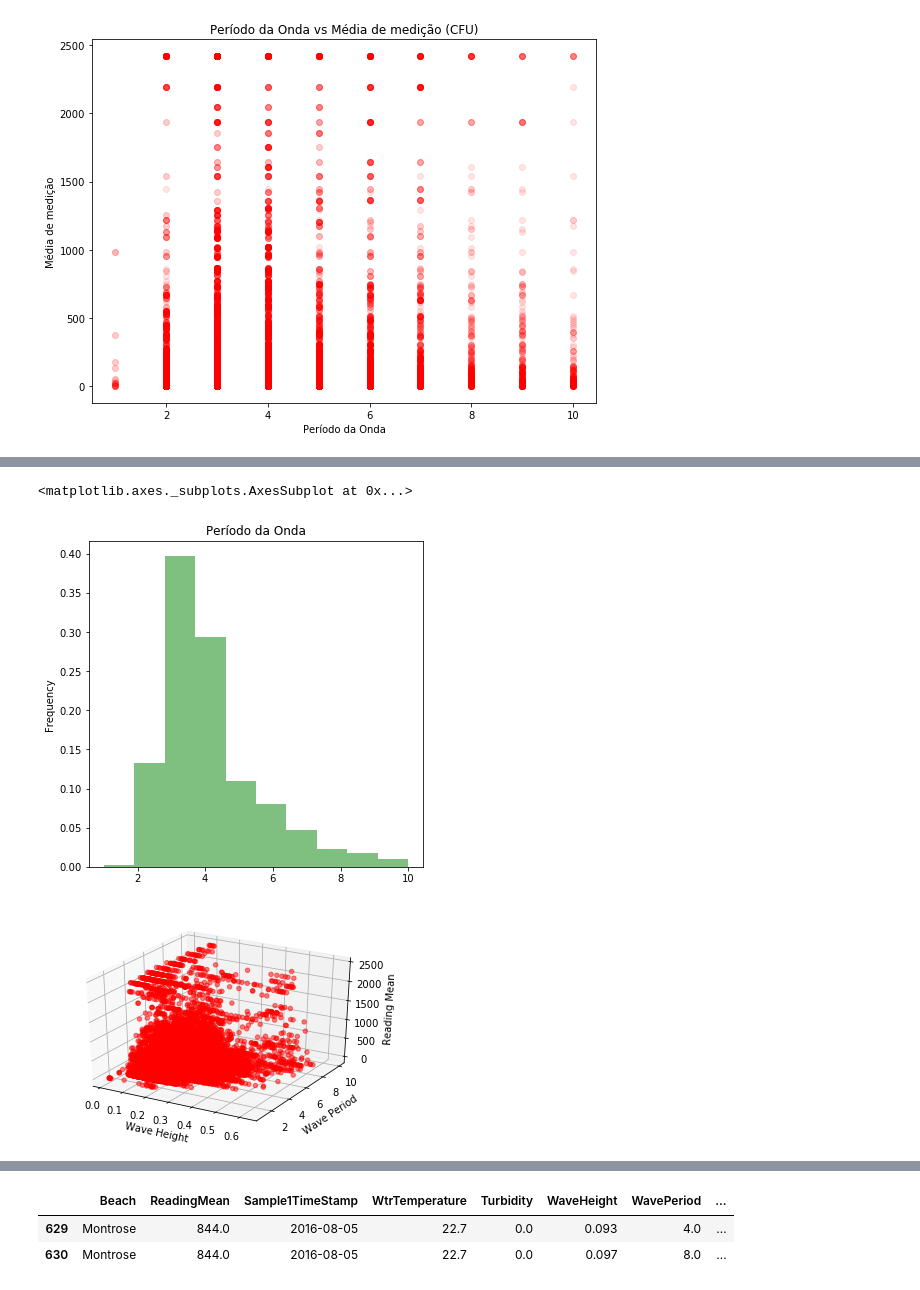
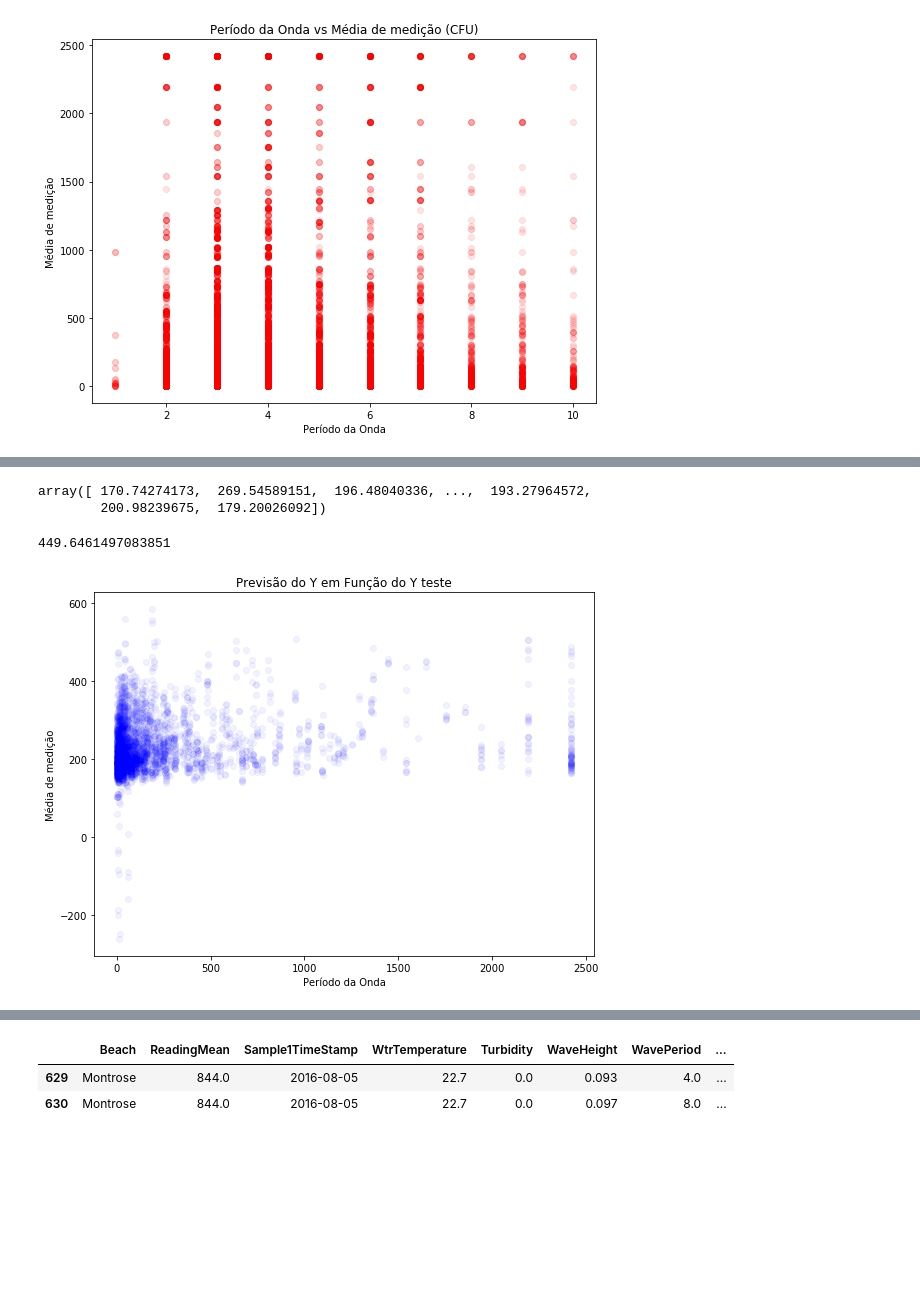
Before and after one commit to stephaniewm/Projeto_3, a Jupyter notebook: Projeto+3.ipynb, the cells around one changed output, grey strips where cells are left out. Saved outputs shown, nothing was run; the diff lists cells and outputs as text; code cells hidden in the pictures; blank space fills up the shorter version.

Commit message:
predicts

```diff
--- a/Projeto+3.ipynb
+++ b/Projeto+3.ipynb
@@ -314,35 +298,45 @@ new_df.WaveHeight.plot.hist(bins=30,title='Altura da Onda',figsize=(6, 6), norme
-# %%
-#plotagem gráficos
-
-new_df.WavePeriod.plot.hist(title='Período da Onda',figsize=(6, 6), normed=1, alpha=0.5, color='g')
-# %% [output]
-<matplotlib.axes._subplots.AxesSubplot at 0x...>
-[figure, removed]
-# %%
-from mpl_toolkits.mplot3d import Axes3D
-import matplotlib.pyplot as plt
-import statsmodels.formula.api as smf
-model = smf.ols(formula='ReadingMean ~ WaveHeight + WavePeriod', data=new_df)
-results_formula = model.fit()
-results_formula.params
-
-
-
-
-x_surf, y_surf = np.meshgrid(np.linspace(new_df.WaveHeight.min(), new_df.WaveHeight.max(), 100),np.linspace(new_df.WavePeriod.min(), new_df.WavePeriod.max(), 100))
-onlyX = pd.DataFrame({'WaveHeight': x_surf.ravel(), 'WavePeriod': y_surf.ravel()})
-fittedY=results_formula.predict(exog=onlyX)
-
-
-fig = plt.figure()
-
-ax = fig.add_subplot(111, projection='3d')
-ax.scatter(new_df['WaveHeight'],new_df['WavePeriod'],new_df['ReadingMean'],c='red', marker='o', alpha=0.5)
-ax.plot_surface(x_surf,y_surf,fittedY.values.reshape(x_surf.shape), color='None', alpha=0.01)
-ax.set_xlabel('Wave Height')
-ax.set_ylabel('Wave Period')
-ax.set_zlabel('Reading Mean')
-plt.show()
-# %% [output]
-[figure, removed]
+# %%
+from sklearn import datasets, linear_model
+from sklearn.metrics import mean_squared_error, r2_score
+
+X = new_df.iloc[:,3:6]
+y = new_df.iloc[:,1]
+
+X_train, X_test, y_train, y_test = train_test_split(X, y)
+
+
+X_train, X_test, y_train, y_test = train_test_split(X, y,
+test_size=0.20, random_state=0)
+
+
+# Create linear regression object
+regr = linear_model.LinearRegression()
+
+# Train the model using the training sets
+regr.fit(X_train, y_train)
+
+# Make predictions using the testing set
+y_pred = regr.predict(X_test)
+
+
+y_pred
+# %% [output]
+array([ 170.74274173,  269.54589151,  196.48040336, ...,  193.27964572,
+        200.98239675,  179.20026092])
+# %%
+math.sqrt(mean_squared_error(y_test, y_pred))
+# %% [output]
+449.6461497083851
+# %%
+fig = plt.figure(figsize=(8, 6))
+plt.scatter(y_test, y_pred,  c='blue', alpha=0.05)
+plt.title('Previsão do Y em Função do Y teste')
+plt.ylabel('Média de medição')
+plt.xlabel('Período da Onda')
+
+
+plt.tight_layout()
+plt.show()
+# %% [output]
+[figure, added]
 # %% [markdown]
```
Also changed, not shown: parts of 16 cells of this notebook.
